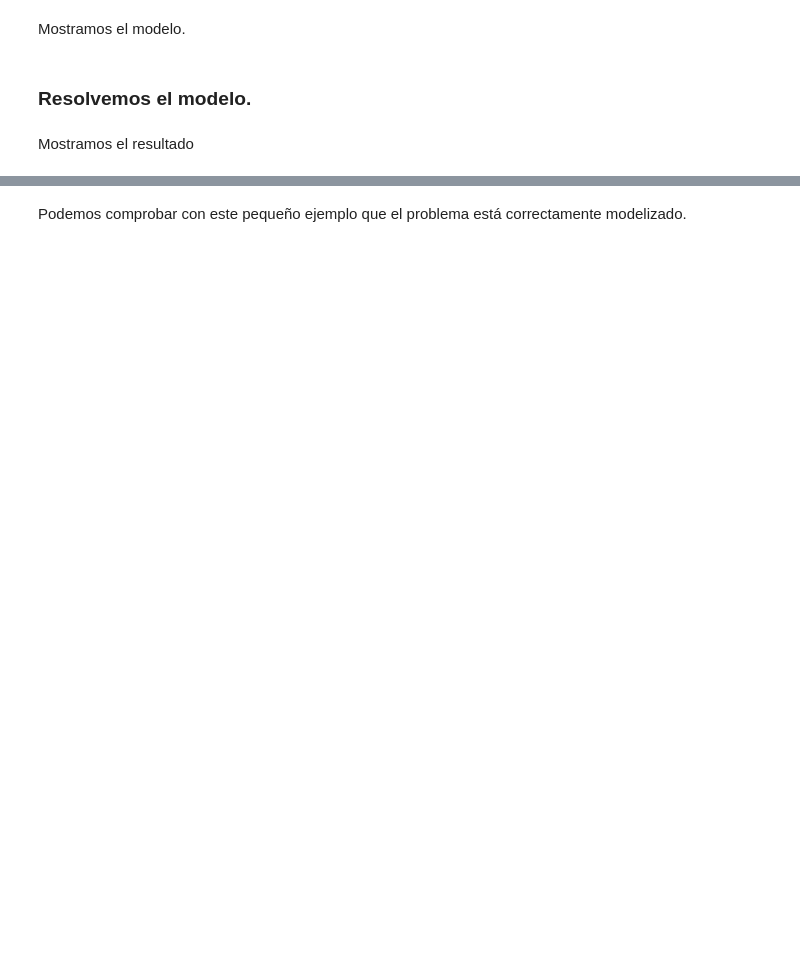
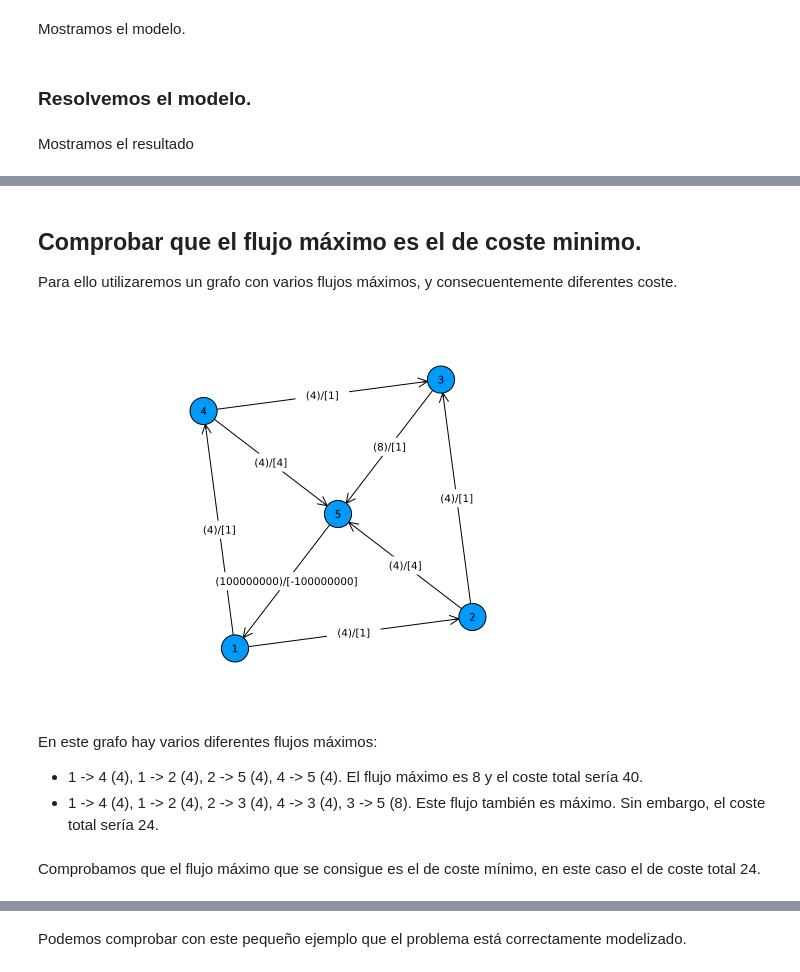
Before and after one commit to Saul-Sosa-Diaz/Ingenieria-Logistica, a Jupyter notebook: flujo_maximo.ipynb, the cells around one changed output, grey strips where cells are left out. Cells and saved outputs as stored; diff of their text form; code cells hidden in the pictures; blank space fills up the shorter version.

```diff
--- a/flujo_maximo.ipynb
+++ b/flujo_maximo.ipynb
@@ -237,0 +291,30 @@ Mostramos el resultado
+# %% [markdown]
+## Comprobar que el flujo máximo es el de coste minimo.
+Para ello utilizaremos un grafo con varios flujos máximos, y consecuentemente diferentes coste.
+# %%
+M = 100000000
+Cmax =
+    [0 4 0 4 0;
+     0 0 4 0 4;
+     0 0 0 0 8;
+     0 0 4 0 4;
+     M 0 0 0 0;
+     ]
+Costs =
+[0 1 0 1 0;
+0 0 1 0 4;
+0 0 0 0 1;
+0 0 1 0 4;
+-M 0 0 0 0;
+]
+s = 1
+t = 5
+n=size(Cmax,1)
+
+graph(Cmax, Costs)
+# %% [output]
+[figure, added]
+# %% [markdown]
+En este grafo hay varios diferentes flujos máximos:
+* 1 -> 4 (4), 1 -> 2 (4), 2 -> 5 (4), 4 -> 5 (4).  El flujo máximo es 8 y el coste total sería 40.
+* 1 -> 4 (4), 1 -> 2 (4), 2 -> 3 (4), 4 -> 3 (4), 3 -> 5 (8).  Este flujo también es máximo. Sin embargo, el coste total sería 24.
@@ -238,3 +344,5 @@ Mostramos el resultado
+# %% [markdown]
+Comprobamos que el flujo máximo que se consigue es el de coste mínimo, en este caso el de coste total 24.
 # %%
 objetive = objective_value(model) + value(x[t, s]) * M
 println("Coste mínimo: ", objetive)
```
Also changed, not shown: parts of 16 cells of this notebook.
